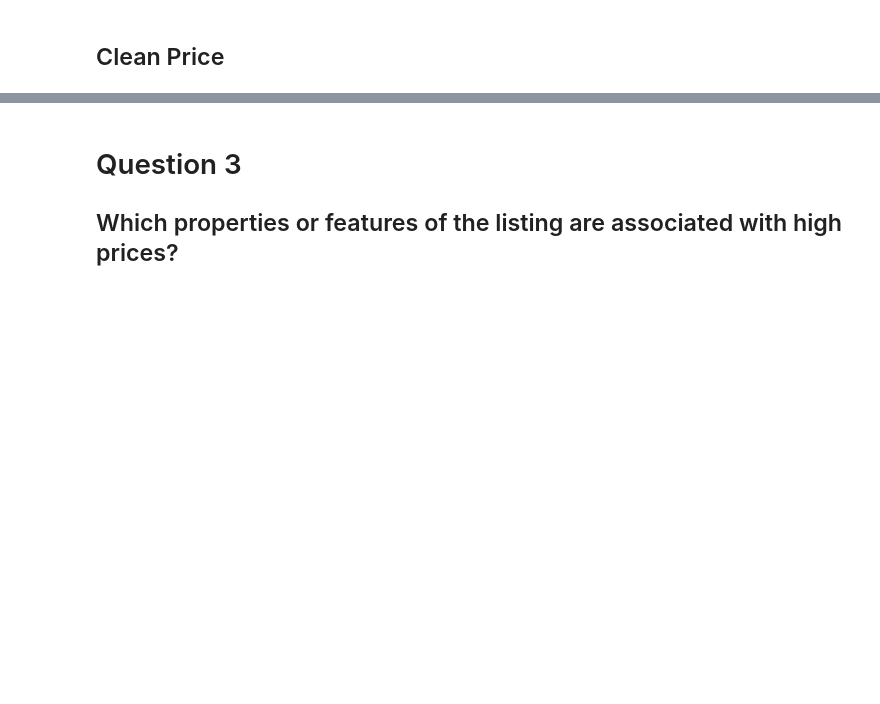
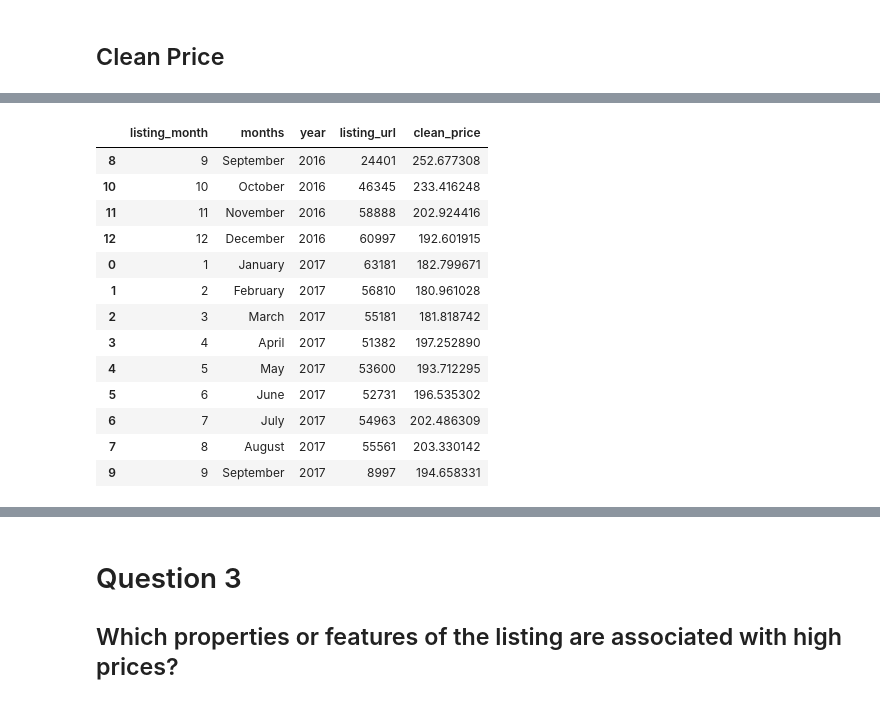
Before and after one commit to edonkoh/udacity_airbnb, a Jupyter notebook: airbnb.ipynb, the cells around one changed output, grey strips where cells are left out. Saved outputs shown, nothing was run; the diff lists cells and outputs as text; code cells hidden in the pictures; blank space fills up the shorter version.

```diff
--- a/airbnb.ipynb
+++ b/airbnb.ipynb
@@ -148 +133,18 @@ Monthly_stats.plot(x = 'months', y = 'listing_url', kind='bar')
+# %%
+Monthly_stats
+# %% [output]
+|  | listing_month | months | year | listing_url | clean_price |
+| 8 | 9 | September | 2016 | 24401 | 252.677308 |
+| 10 | 10 | October | 2016 | 46345 | 233.416248 |
+| 11 | 11 | November | 2016 | 58888 | 202.924416 |
+| 12 | 12 | December | 2016 | 60997 | 192.601915 |
+| 0 | 1 | January | 2017 | 63181 | 182.799671 |
+| 1 | 2 | February | 2017 | 56810 | 180.961028 |
+| 2 | 3 | March | 2017 | 55181 | 181.818742 |
+| 3 | 4 | April | 2017 | 51382 | 197.252890 |
+| 4 | 5 | May | 2017 | 53600 | 193.712295 |
+| 5 | 6 | June | 2017 | 52731 | 196.535302 |
+| 6 | 7 | July | 2017 | 54963 | 202.486309 |
+| 7 | 8 | August | 2017 | 55561 | 203.330142 |
+| 9 | 9 | September | 2017 | 8997 | 194.658331 |
 # %%
```
Also changed, not shown: parts of 88 cells of this notebook, 1 other file.
